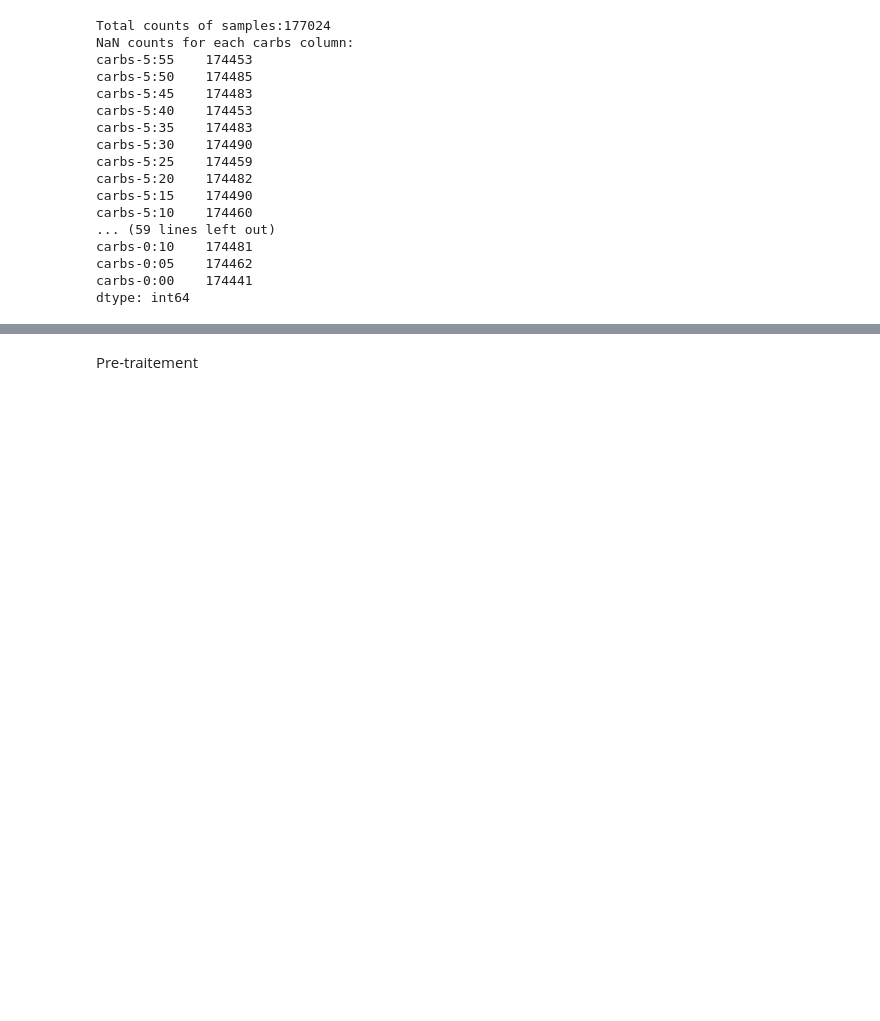
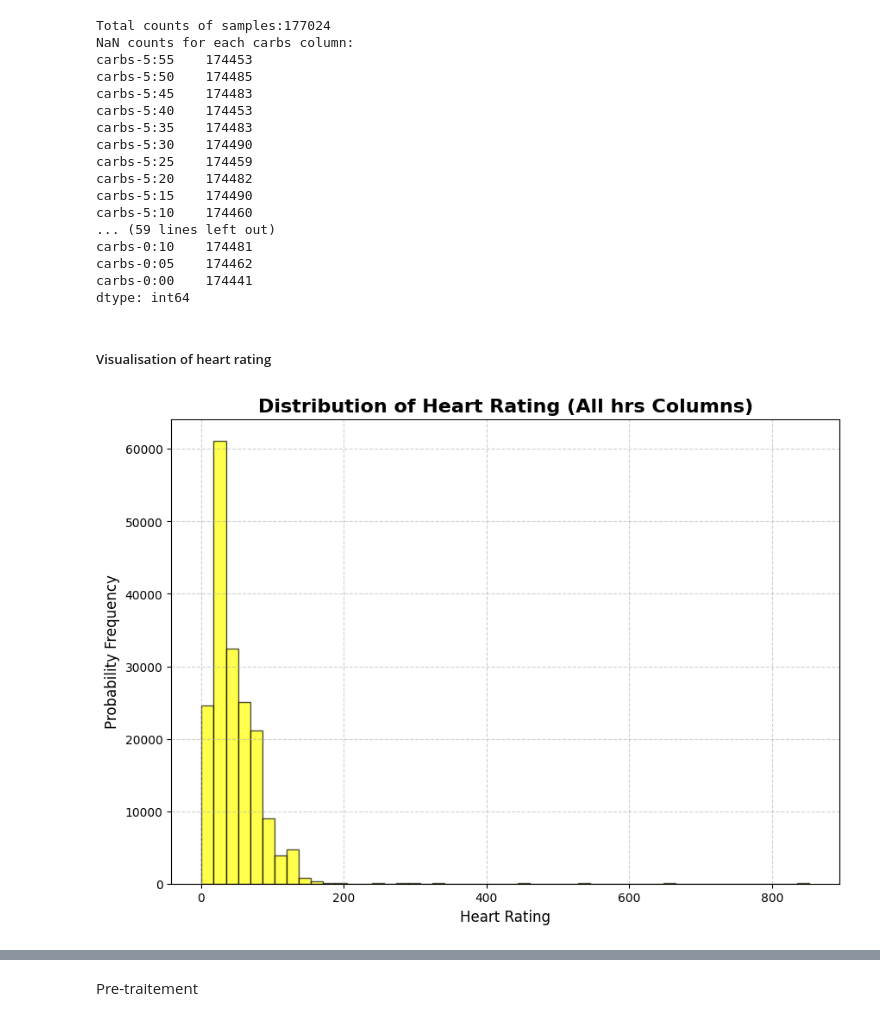
Before and after one commit to juliettemaes/Blood-Glucose-Prediction, a Jupyter notebook: src/brist1d_WANG.ipynb, the cells around one changed output, grey strips where cells are left out. Drawn from its saved outputs; the diff is of its cells as text; code cells hidden in the pictures; blank space fills up the shorter version.

```diff
--- a/src/brist1d_WANG.ipynb
+++ b/src/brist1d_WANG.ipynb
@@ -245,3 +280,18 @@ carbs-0:10    174481
 carbs-0:05    174462
 carbs-0:00    174441
 dtype: int64
+# %% [markdown]
+##### Visualisation of heart rating
+# %%
+hr_cols = [col for col in train.columns if 'hr' in col]
+all_hr_data = pd.concat([train[col] for col in hr_cols])
+
+plt.figure(figsize = (10,7))
+all_carbs_data.plot(kind = 'hist', bins = 50, color = 'yellow', edgecolor = "black", alpha = 0.7)
+plt.title('Distribution of Heart Rating (All hrs Columns)', fontsize=16, fontweight='bold')
+plt.xlabel('Heart Rating', fontsize=12)
+plt.ylabel('Probability Frequency', fontsize=12)
+plt.grid(True, linestyle = '--', alpha =0.6)
+plt.show()
+# %% [output]
+[figure, added]
```
Also changed, not shown: parts of 20 cells of this notebook.
